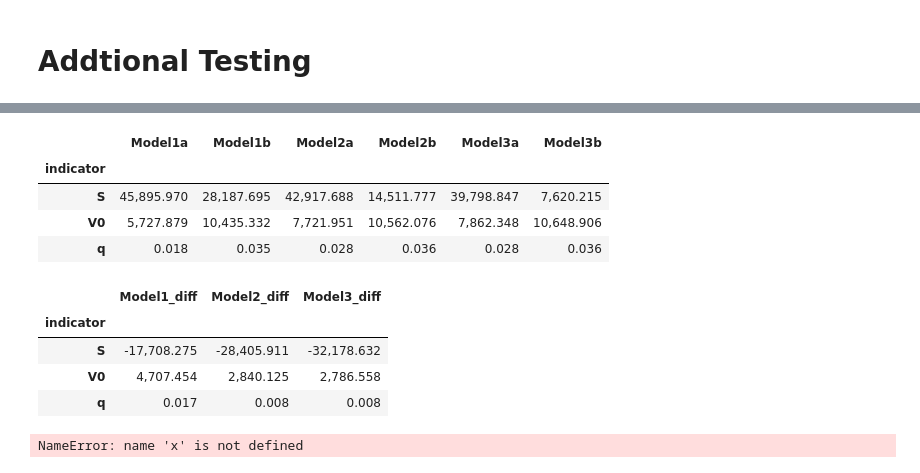
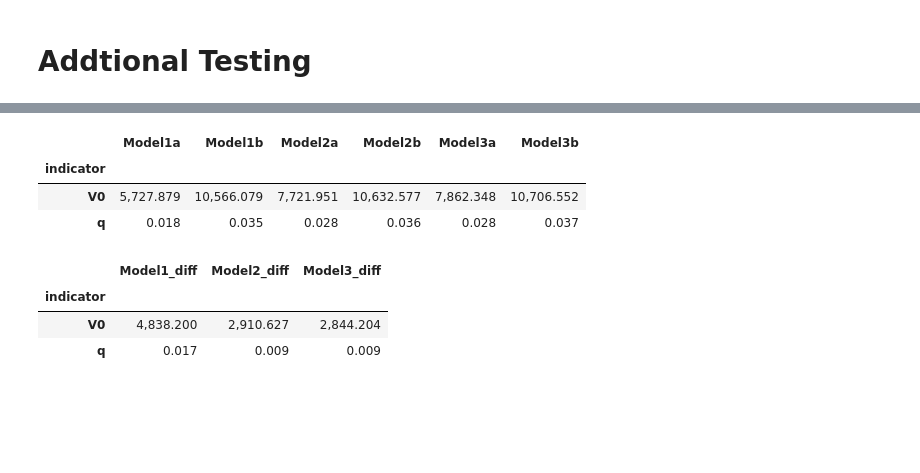
Before and after one commit to YanliangZhu/MAPaper, a Jupyter notebook: code.ipynb, the cells around one changed output, grey strips where cells are left out. Drawn from its saved outputs; the diff is of its cells as text; code cells hidden in the pictures; blank space fills up the shorter version.

```diff
--- a/code.ipynb
+++ b/code.ipynb
@@ -622,17 +646,3 @@ def StandardError(df_residual):
     b = sum([x ** 2 for x in residual])
     s = (a * b) ** 0.5
     return s
-# %%
-#Model Comparison
-residualList = ['ε_a000b014', 'ε_a015b029', 'ε_a030b059', 'ε_a060b089', 'ε_a090b119',
-                'ε_a090binf', 'ε_a120binf']
-model1 = fitAll_all[0][residualList]
-model2 = fitYear_all[residualList]
-model3 = fitQuarter_all[residualList]
-
-s_model1 = StandardError(model1)
-s_model2 = StandardError(model2)
-s_model3 = StandardError(model3)
-print(s_model1)
-print(s_model2)
-print(s_model3)
@@ -651,8 +657,6 @@ def TEST_genDF0(df, df0, quarter):
                       'V':df.loc[quarter,'a030b059'],'a':float(30),'b':float(59),'id':'a030b059'},ignore_index=True)
     df0 = df0.append({'year' : df.loc[quarter, 'year'], 'quarter' : df.loc[quarter, 'quarter'],
                       'V':df.loc[quarter,'a060b089'],'a':float(60),'b':float(89),'id':'a060b089'},ignore_index=True)
-    df0 = df0.append({'year' : df.loc[quarter, 'year'], 'quarter' : df.loc[quarter, 'quarter'],
-                      'V':df.loc[quarter,'a090b119'],'a':float(90),'b':float(119),'id':'a090b119'},ignore_index=True)
     df0 = df0[df0['V'].notna()]
     df0['V'] = df0['V'].astype(float, errors='ignore')
     return df0
@@ -669,14 +673,10 @@ def model1(df):
     q = 1 - fit.x[1]
     ε = pd.Series(fit.fun)
     df0['ε'] = ε.values
-    df['ε_a000binf'] = np.nan
     df['ε_a000b014'] = np.nan
     df['ε_a015b029'] = np.nan
     df['ε_a030b059'] = np.nan
     df['ε_a060b089'] = np.nan
-    df['ε_a090binf'] = np.nan
-    df['ε_a090b119'] = np.nan
-    df['ε_a120binf'] = np.nan
     for i in range(len(df0)):
         ε_value = df0.loc[i, 'ε']
         year = df0.loc[i, 'year']
@@ -765,44 +803,24 @@ q_Model3_2 = Model3_2['q'].mean()
 # %%
-noInf = pd.DataFrame(data={'indicator': ['S', 'V0', 'q'],
-                           'Model1a': [s_Model1_1, v0_Model1_1, q_Model1_1],
-                           'Model1b': [s_Model1_2, v0_Model1_2, q_Model1_2],
-                           'Model2a': [s_Model2_1, v0_Model2_1, q_Model2_1],
-                           'Model2b': [s_Model2_2, v0_Model2_2, q_Model2_2],
-                           'Model3a': [s_Model3_1, v0_Model3_1, q_Model3_1],
-                           'Model3b': [s_Model3_2, v0_Model3_2, q_Model3_2]}).set_index(['indicator'])
-noInf_diff = pd.DataFrame(data={'indicator': ['S', 'V0', 'q'],
+noInf = pd.DataFrame(data={'indicator': ['V0', 'q'],
+                           'Model1a': [v0_Model1_1, q_Model1_1],
+                           'Model1b': [v0_Model1_2, q_Model1_2],
+                           'Model2a': [v0_Model2_1, q_Model2_1],
+                           'Model2b': [v0_Model2_2, q_Model2_2],
+                           'Model3a': [v0_Model3_1, q_Model3_1],
+                           'Model3b': [v0_Model3_2, q_Model3_2]}).set_index(['indicator'])
+noInf_diff = pd.DataFrame(data={'indicator': ['V0', 'q'],
                                 'Model1_diff': noInf['Model1b']-noInf['Model1a'],
                                 'Model2_diff': noInf['Model2b']-noInf['Model2a'],
                                 'Model3_diff': noInf['Model3b']-noInf['Model3a']}).set_index(['indicator'])
 
 display(noInf)
 display(noInf_diff)
 # %% [output]
 |  | Model1a | Model1b | Model2a | Model2b | Model3a | Model3b |
 | indicator |  |  |  |  |  |  |
-| S | 45,895.970 | 28,187.695 | 42,917.688 | 14,511.777 | 39,798.847 | 7,620.215 |
-| V0 | 5,727.879 | 10,435.332 | 7,721.951 | 10,562.076 | 7,862.348 | 10,648.906 |
-| q | 0.018 | 0.035 | 0.028 | 0.036 | 0.028 | 0.036 |
+| V0 | 5,727.879 | 10,566.079 | 7,721.951 | 10,632.577 | 7,862.348 | 10,706.552 |
+| q | 0.018 | 0.035 | 0.028 | 0.036 | 0.028 | 0.037 |
 |  | Model1_diff | Model2_diff | Model3_diff |
 | indicator |  |  |  |
-| S | -17,708.275 | -28,405.911 | -32,178.632 |
-| V0 | 4,707.454 | 2,840.125 | 2,786.558 |
-| q | 0.017 | 0.008 | 0.008 |
+| V0 | 4,838.200 | 2,910.627 | 2,844.204 |
+| q | 0.017 | 0.009 | 0.009 |
-# %%
-#run all data
-x = x
-'''
-fitAll_result[['v0']].plot(kind="bar")
-plt.xlabel("")
-plt.ylabel("the inflow of job vacancies (V0)")
-plt.title("Estimated Inflow of Job Vacancies (V0), by Vacancy Characteristics")
-plt.show()
-
-fitAll_result[['q']].plot(kind="bar")
-plt.xlabel("")
-plt.ylabel("the daily Poisson arrival rate of a job vacancy being filled (q)")
-plt.title("Estimated q for Job Vacancies, by Vacancy Characteristics")
-plt.show()
-'''
-# %% [output]
-NameError: name 'x' is not defined
```
Also changed, not shown: parts of 18 cells of this notebook.
